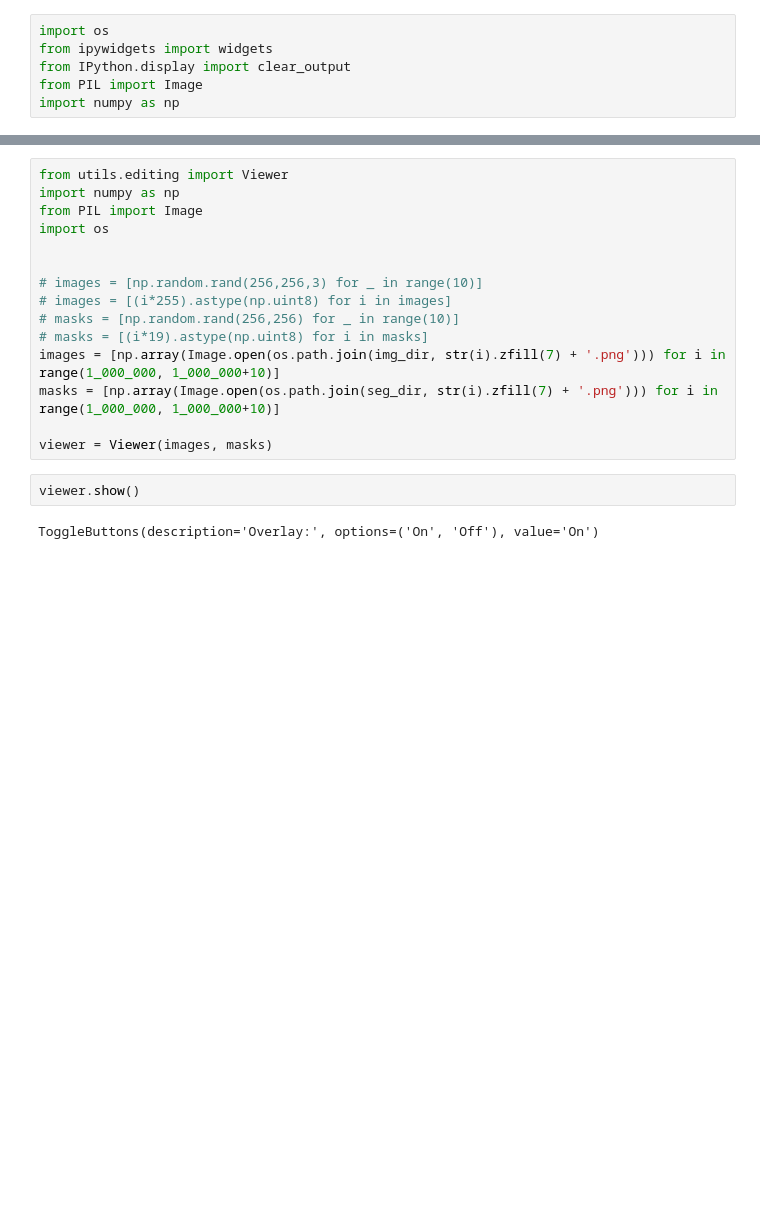
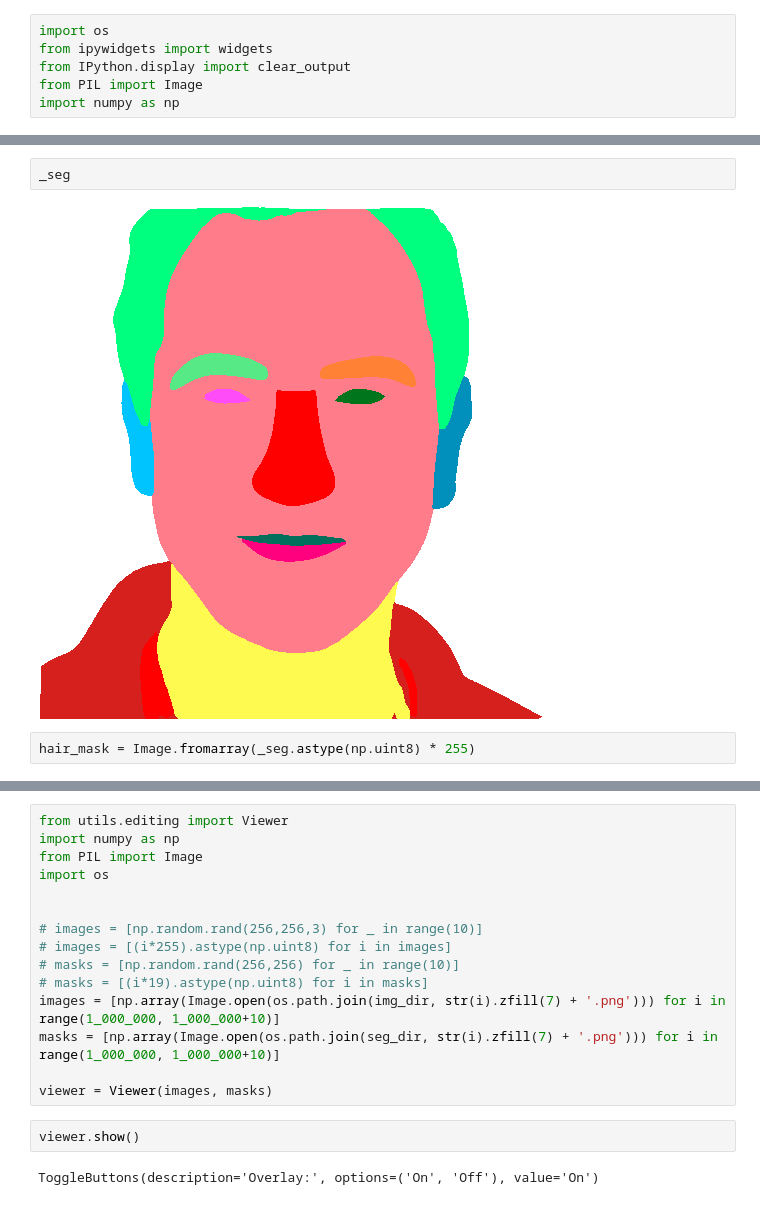
Before and after one commit to wamiq-reyaz/diffusion_face, a Jupyter notebook: notebooks/attrs_lookat.ipynb, the cells around one changed output, grey strips where cells are left out. Cells and saved outputs as stored; diff of their text form; blank space fills up the shorter version.

```diff
--- a/notebooks/attrs_lookat.ipynb
+++ b/notebooks/attrs_lookat.ipynb
@@ -102,0 +184,6 @@ ToggleButtons(description='Overlay:', options=('On', 'Off'), value='On')
+# %%
+_seg
+# %% [output]
+[figure, added]
+# %%
+hair_mask = Image.fromarray(_seg.astype(np.uint8) * 255)
```
Also changed, not shown: parts of 39 cells of this notebook, 10 other files.
